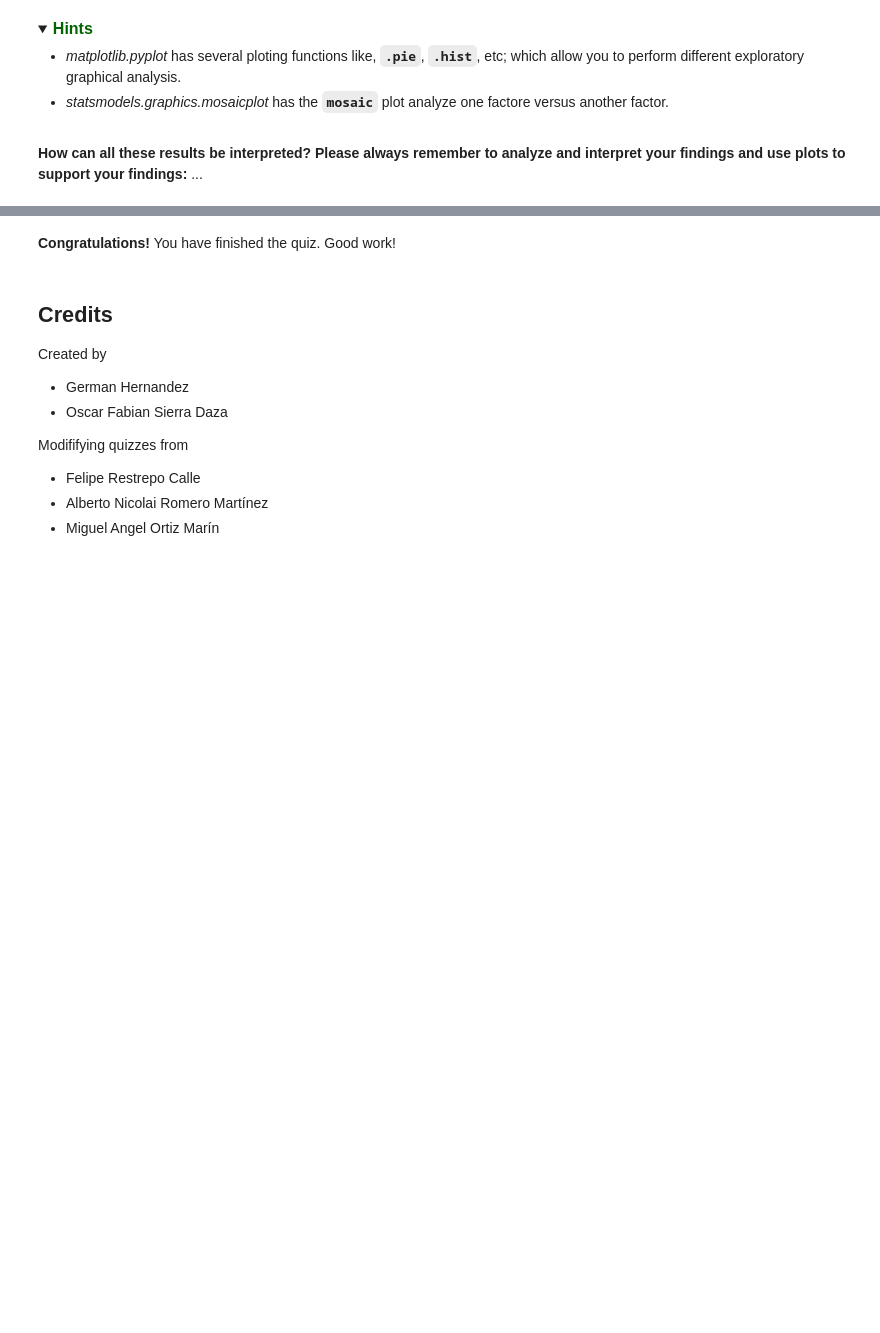
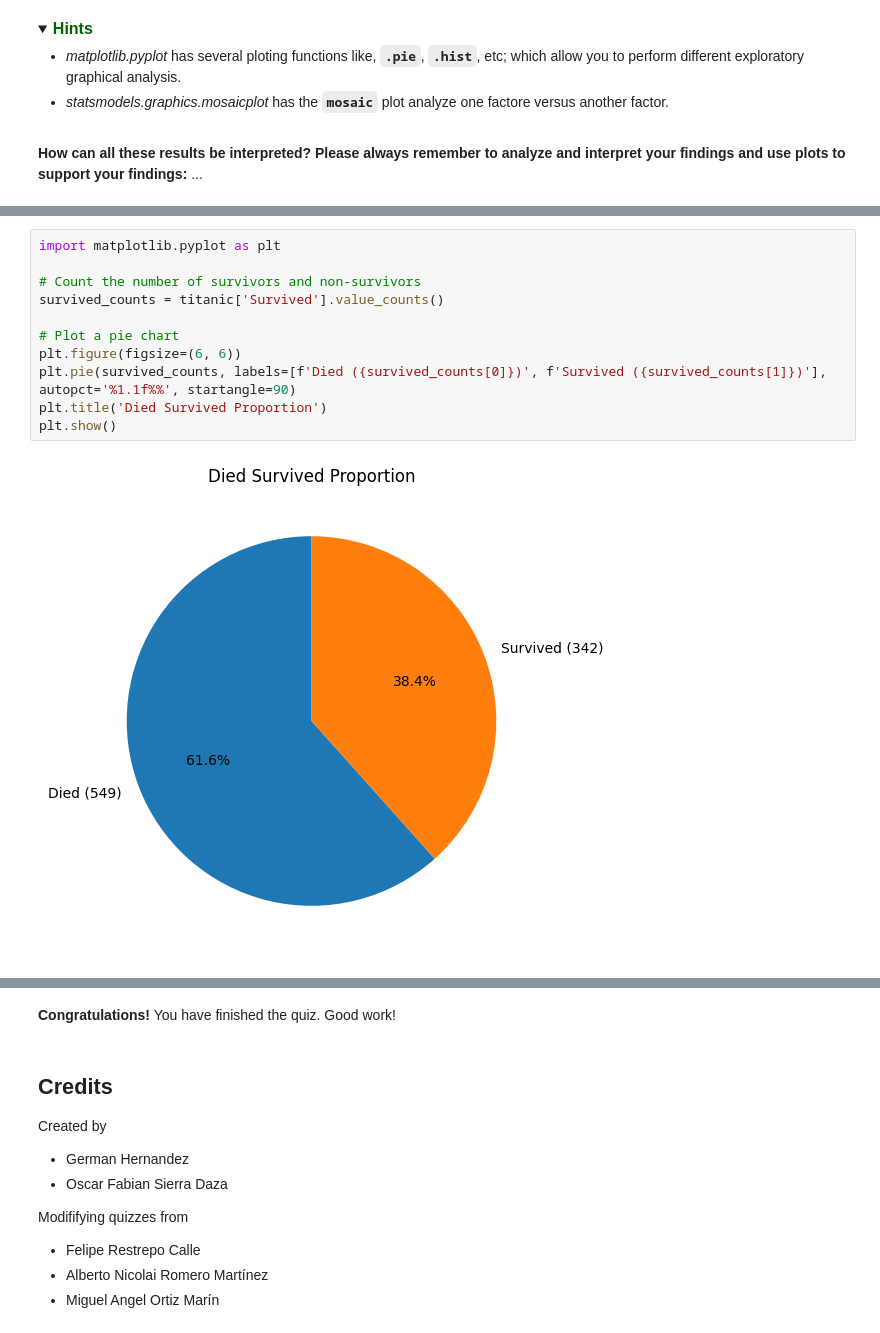
Before and after one commit to laurad08412/MetNumUN2024I, a Jupyter notebook: Quiz_2_Python_Pandas_UNCode.ipynb, the cells around one changed output, grey strips where cells are left out. Saved outputs shown, nothing was run; the diff lists cells and outputs as text; folded sections open; blank space fills up the shorter version.

```diff
--- a/Quiz_2_Python_Pandas_UNCode.ipynb
+++ b/Quiz_2_Python_Pandas_UNCode.ipynb
@@ -582,0 +735,13 @@ The output of the above cell should be:
+# %%
+import matplotlib.pyplot as plt
+
+# Count the number of survivors and non-survivors
+survived_counts = titanic['Survived'].value_counts()
+
+# Plot a pie chart
+plt.figure(figsize=(6, 6))
+plt.pie(survived_counts, labels=[f'Died ({survived_counts[0]})', f'Survived ({survived_counts[1]})'], autopct='%1.1f%%', startangle=90)
+plt.title('Died Survived Proportion')
+plt.show()
+# %% [output]
+[figure, added]
```
Also changed, not shown: parts of 46 cells of this notebook.
